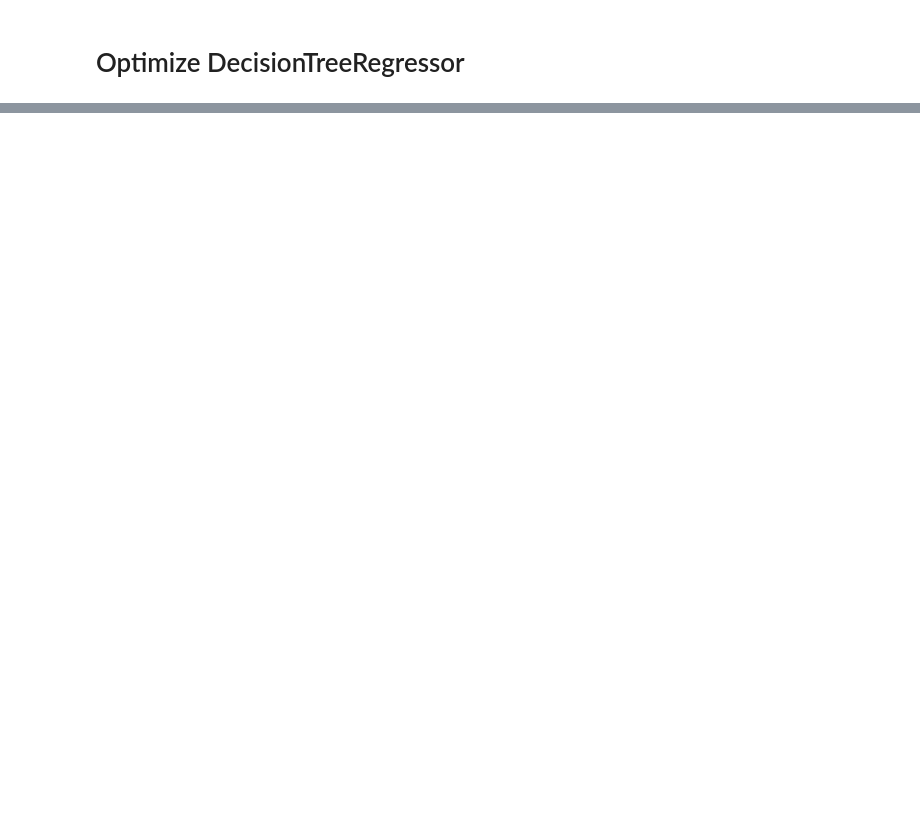
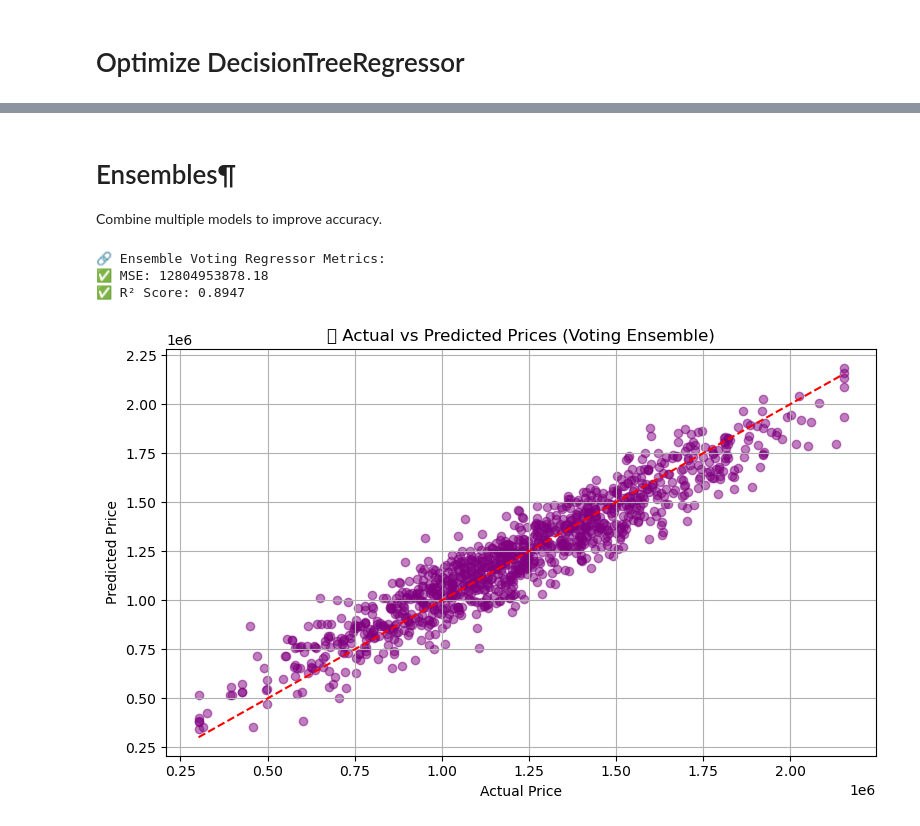
Before and after one commit to RuqayaAli/ML_repo, a Jupyter notebook: ML_Project_Tamplet/ML_Project.ipynb, the cells around one changed output, grey strips where cells are left out. Saved outputs shown, nothing was run; the diff lists cells and outputs as text; code cells hidden in the pictures; blank space fills up the shorter version.

```diff
--- a/ML_Project_Tamplet/ML_Project.ipynb
+++ b/ML_Project_Tamplet/ML_Project.ipynb
@@ -706,0 +707,49 @@ print(f"✅ R² Score: {r2_dt:.4f}")
+# %% [markdown]
+# Ensembles¶
+Combine multiple models to improve accuracy.
+# %%
+from sklearn.ensemble import VotingRegressor
+
+# استخدم نفس ميزات التدريب للجميع لتفادي التعقيد
+X_train_common = X_train
+X_test_common = X_test
+
+# أعد تدريب LinearRegression باستخدام جميع الخصائص (نفس X_train)
+model_lr_full = LinearRegression()
+model_lr_full.fit(X_train_common, y_train)
+
+# Voting Regressor
+ensemble = VotingRegressor(estimators=[
+    ('rf', model_rf),        # best tuned RF
+    ('dt', model_dt),        # best tuned DT
+    ('lr', model_lr_full)    # retrained LR with full features
+])
+
+# Fit and predict
+ensemble.fit(X_train_common, y_train)
+y_pred_ensemble = ensemble.predict(X_test_common)
+
+# Evaluation
+from sklearn.metrics import mean_squared_error, r2_score
+mse_ensemble = mean_squared_error(y_test, y_pred_ensemble)
+r2_ensemble = r2_score(y_test, y_pred_ensemble)
+
+print("\n🔗 Ensemble Voting Regressor Metrics:")
+print(f"✅ MSE: {mse_ensemble:.2f}")
+print(f"✅ R² Score: {r2_ensemble:.4f}")
+
+# Visualization
+plt.figure(figsize=(8, 5))
+plt.scatter(y_test, y_pred_ensemble, alpha=0.5, color='purple')
+plt.plot([y_test.min(), y_test.max()], [y_test.min(), y_test.max()], '--r')
+plt.title("📊 Actual vs Predicted Prices (Voting Ensemble)")
+plt.xlabel("Actual Price")
+plt.ylabel("Predicted Price")
+plt.grid(True)
+plt.tight_layout()
+plt.show()
+# %% [output]
+🔗 Ensemble Voting Regressor Metrics:
+✅ MSE: 12804953878.18
+✅ R² Score: 0.8947
+[figure, added]
```
Also changed, not shown: parts of 13 cells of this notebook.
